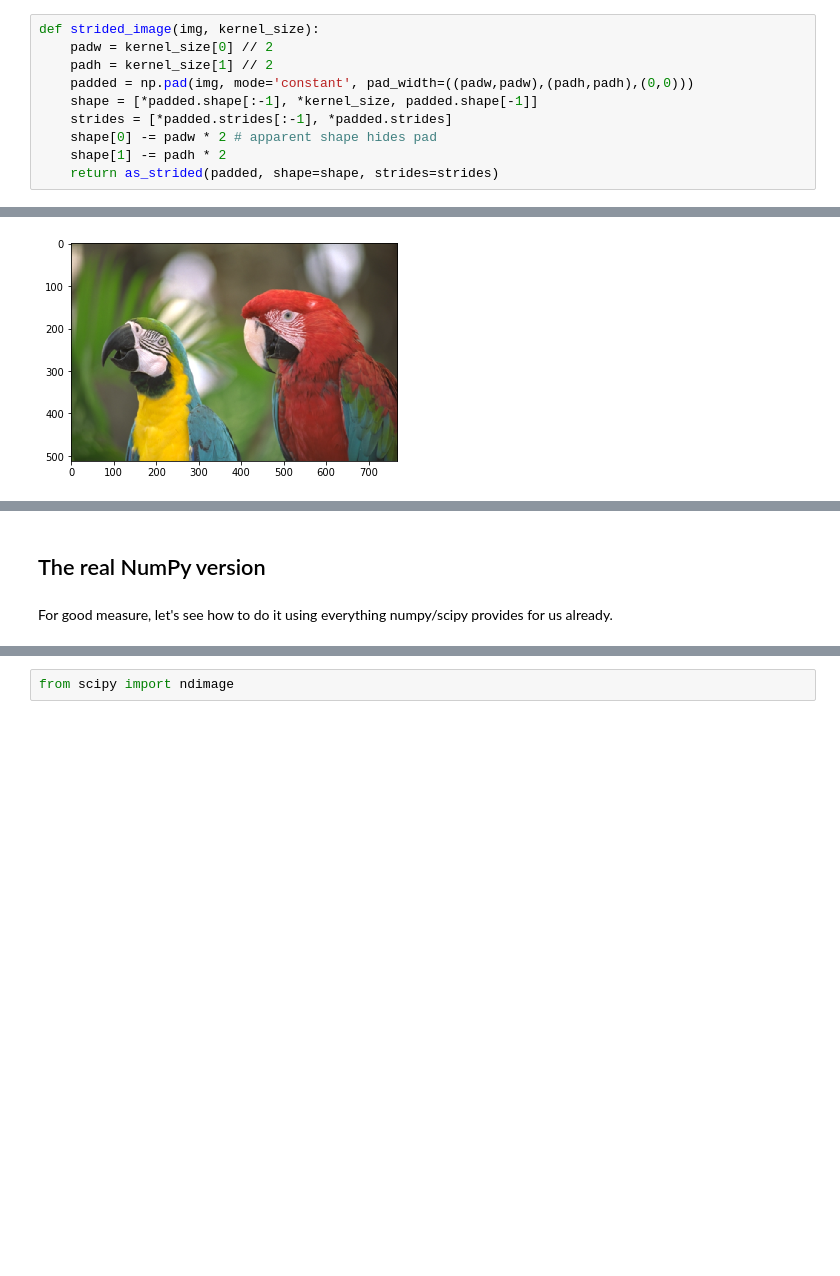
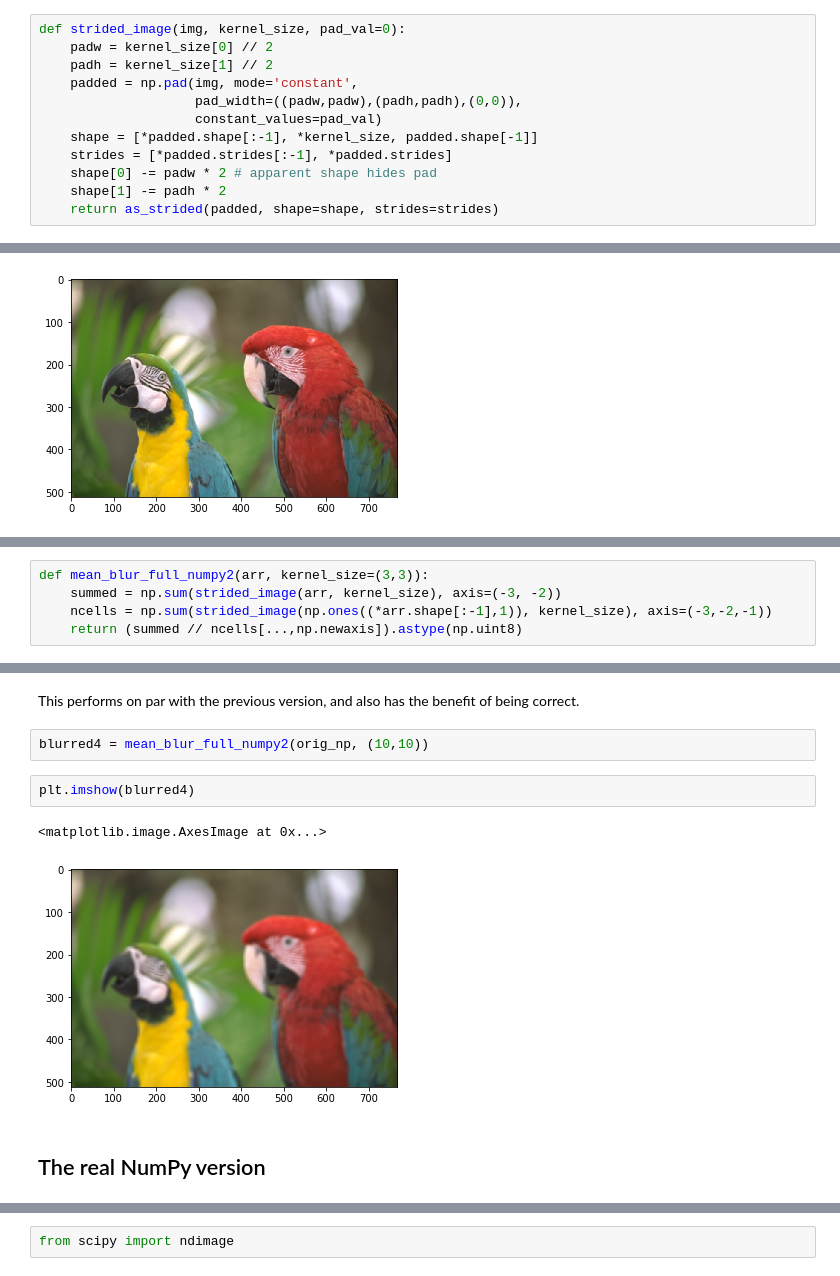
Before and after one commit to yamad/python, a Jupyter notebook: Speeding_up_2D_convolution.ipynb, the cells around one changed output, grey strips where cells are left out. Drawn from its saved outputs; the diff is of its cells as text; blank space fills up the shorter version.

Commit message:
add numpy version to handle variable kernel size

```diff
--- a/Speeding_up_2D_convolution.ipynb
+++ b/Speeding_up_2D_convolution.ipynb
@@ -200,10 +200,12 @@ What we'll do is create an alternative view of the pixel values in the image. In
 # %%
 from numpy.lib.stride_tricks import as_strided
 # %%
-def strided_image(img, kernel_size):
+def strided_image(img, kernel_size, pad_val=0):
     padw = kernel_size[0] // 2
     padh = kernel_size[1] // 2
-    padded = np.pad(img, mode='constant', pad_width=((padw,padw),(padh,padh),(0,0)))
+    padded = np.pad(img, mode='constant',
+                    pad_width=((padw,padw),(padh,padh),(0,0)),
+                    constant_values=pad_val)
     shape = [*padded.shape[:-1], *kernel_size, padded.shape[-1]]
     strides = [*padded.strides[:-1], *padded.strides]
     shape[0] -= padw * 2 # apparent shape hides pad
@@ -253,0 +275,5 @@ One awkwardness is the averaging that we do over several lines to different slic
+# %%
+def mean_blur_full_numpy2(arr, kernel_size=(3,3)):
+    summed = np.sum(strided_image(arr, kernel_size), axis=(-3, -2))
+    ncells = np.sum(strided_image(np.ones((*arr.shape[:-1],1)), kernel_size), axis=(-3,-2,-1))
+    return (summed // ncells[...,np.newaxis]).astype(np.uint8)
@@ -254,4 +284,11 @@ One awkwardness is the averaging that we do over several lines to different slic
+# %% [markdown]
+This performs on par with the previous version, and also has the benefit of being correct.
+# %%
+blurred4 = mean_blur_full_numpy2(orig_np, (10,10))
+# %%
+plt.imshow(blurred4)
+# %% [output]
+<matplotlib.image.AxesImage at 0x...>
+[figure, added]
 # %% [markdown]
 ## The real NumPy version
-# %% [markdown]
-For good measure, let's see how to do it using everything numpy/scipy provides for us already.
```
Also changed, not shown: parts of 16 cells of this notebook.
